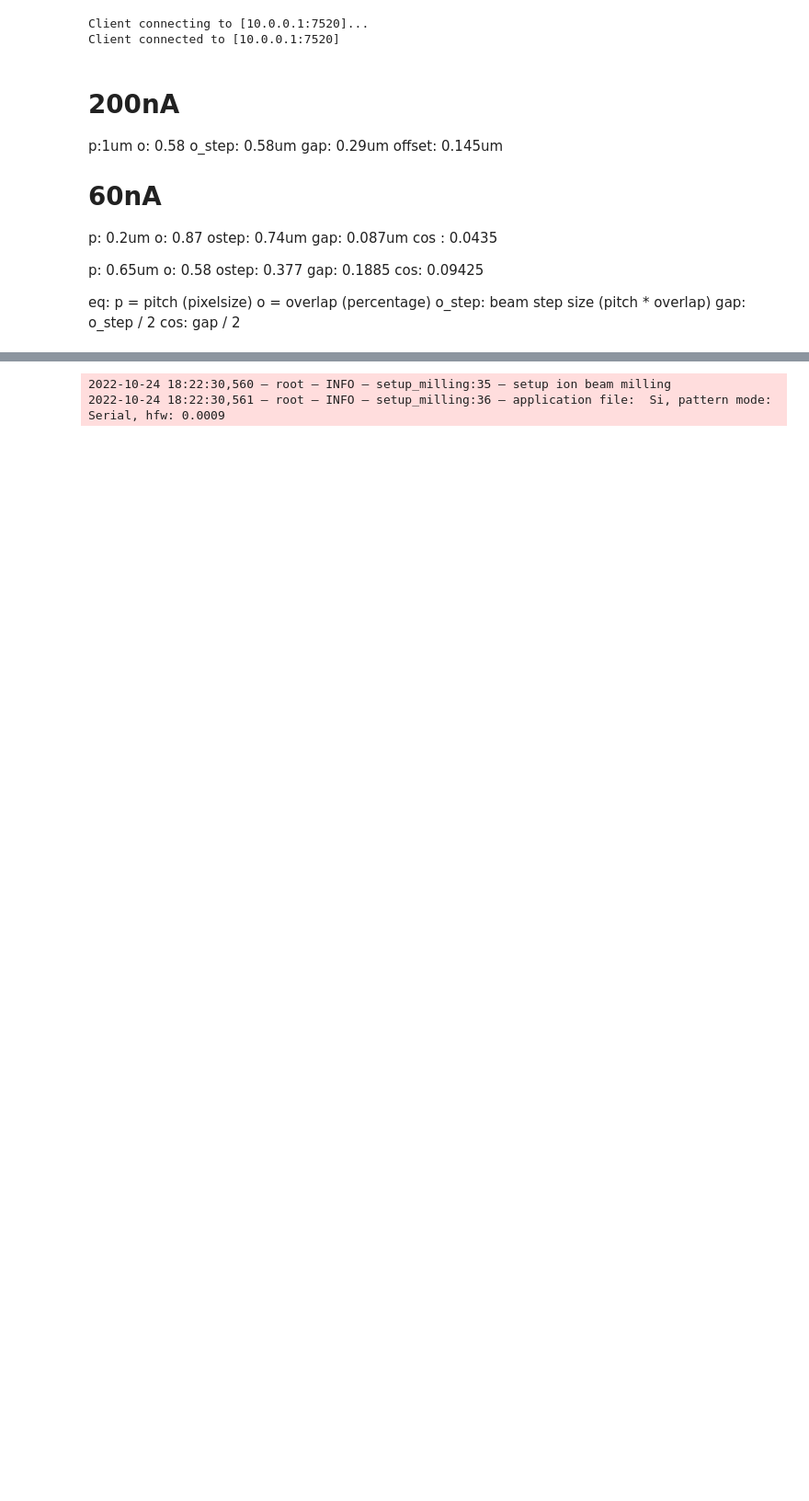
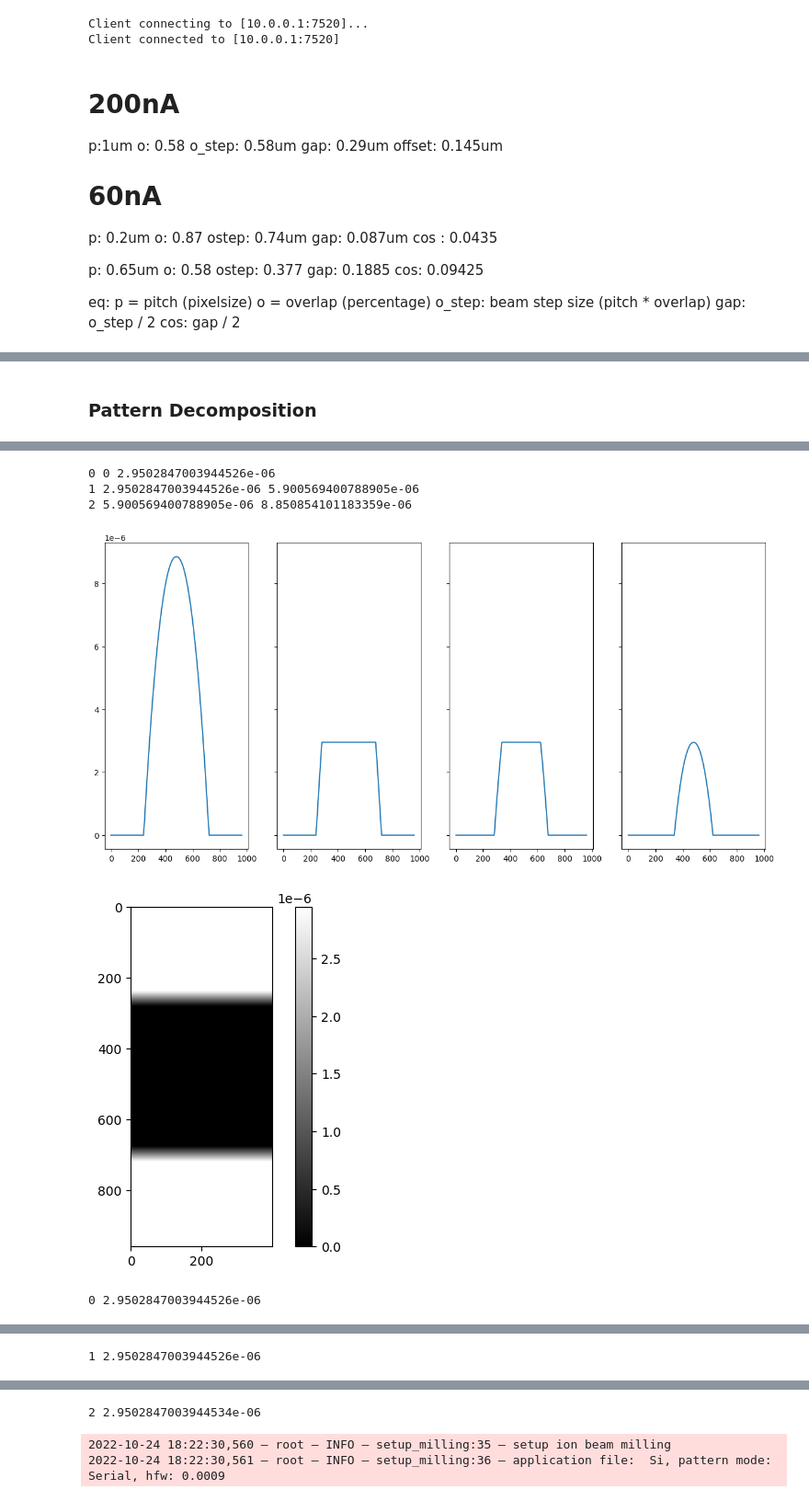
Before and after one commit to DeMarcoLab/vulcan, a Jupyter notebook: vulcan/notebook.ipynb, the cells around one changed output, grey strips where cells are left out. Shown: that part at 92% size. Drawn from its saved outputs; the diff is of its cells as text; code cells hidden in the pictures; blank space fills up the shorter version.

```diff
--- a/vulcan/notebook.ipynb
+++ b/vulcan/notebook.ipynb
@@ -68,0 +117,66 @@ cos: gap / 2
+# %% [markdown]
+### Pattern Decomposition
+# %%
+# apply each pattern as bmp
+
+milling.setup_milling(
+    microscope,
+    application_file=settings.system.application_file,
+    hfw=900e-6
+)
+
+microscope.patterning.clear_patterns()
+
+size_decomp = 3
+pattern_decomp = 3
+
+dir_path = r"C:\Users\Admin\Github\vulcan\vulcan\submicron_2022-10-24.05-57-53PM"
+np_path = os.path.join(dir_path, "sub_um_escape_250nm.npy")
+arr = np.load(np_path)
+
+# split pattern into 3 smaller parts
+dy, dx = np.asarray(arr.shape) // size_decomp
+split_arr = arr[:dy, :]
+
+# decompose pattern into sub-patterns
+decomp = decompose_arr(split_arr, n_decomp=pattern_decomp)
+
+# plot decomp
+fig, ax = plt.subplots(1, len(decomp)+1, figsize=(15, 7), sharey=True)
+ax[0].plot(split_arr[cy, :])
+for i, decomp_arr in enumerate(decomp, 1):
+    ax[i].plot(decomp_arr[cy, :])
+plt.show()
+
+
+width = 300e-6/size_decomp
+height = 240e-6
+# depth = 8.85178e-6
+
+mill_settings = MillingSettings(centre_x = 0, width=width * size_decomp, height=height, depth=0.6e-6)
+rect_pattern = milling._draw_rectangle_pattern_v2(microscope, mill_settings)
+
+for i, decomp_arr in enumerate(decomp):
+
+    path  = os.path.join(dir_path, f"profile_{i}.bmp")
+    decomp_arr = utils.transform_profile(decomp_arr, invert=True, rotate=True)
+
+    plt.imshow(decomp_arr, cmap="gray")
+    plt.colorbar()
+    plt.show()
+    utils.save_profile_to_bmp(decomp_arr, path)
+
+    depth = np.max(decomp_arr)
+    print(i, depth)
+
+    # bmp milling
+    bitmap_pattern  =  BitmapPatternDefinition.load(path)
+
+    for w in [-width, 0, width]:
+
+        mill_settings = MillingSettings(centre_x = w, width = width, height=height, depth=depth)
+        pattern1 = milling._draw_bitmap_pattern(microscope, mill_settings, bitmap_pattern)
+        pattern1.scan_direction = "DynamicAllDirections"
+
+microscope.patterning.mode = "Parallel"
+# %% [output]
@@ -68,0 +185,6 @@ cos: gap / 2
+0 0 2.9502847003944526e-06
+1 2.9502847003944526e-06 5.900569400788905e-06
+2 5.900569400788905e-06 8.850854101183359e-06
+[figure, added]
+[figure, added]
+0 2.9502847003944526e-06
@@ -68,0 +192 @@ cos: gap / 2
+1 2.9502847003944526e-06
@@ -69,3 +194,4 @@ cos: gap / 2
+2 2.9502847003944534e-06
 # %%
 milling.setup_milling(
     microscope,
```
Also changed, not shown: parts of 6 cells of this notebook.
